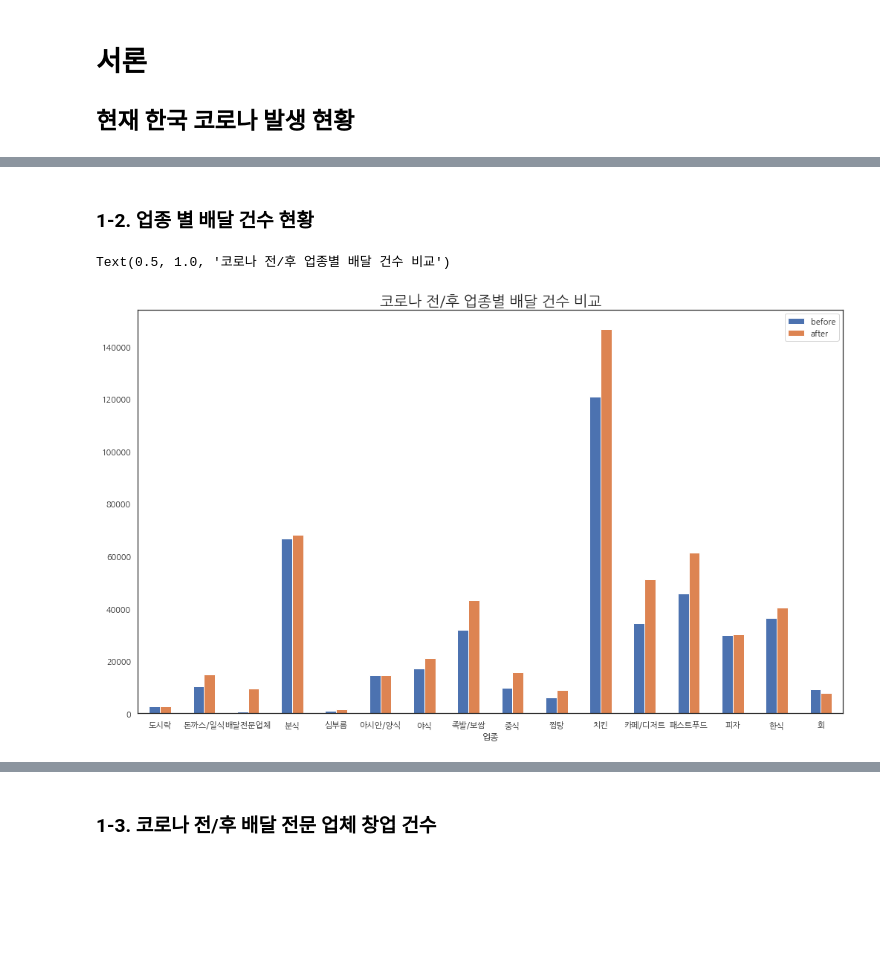
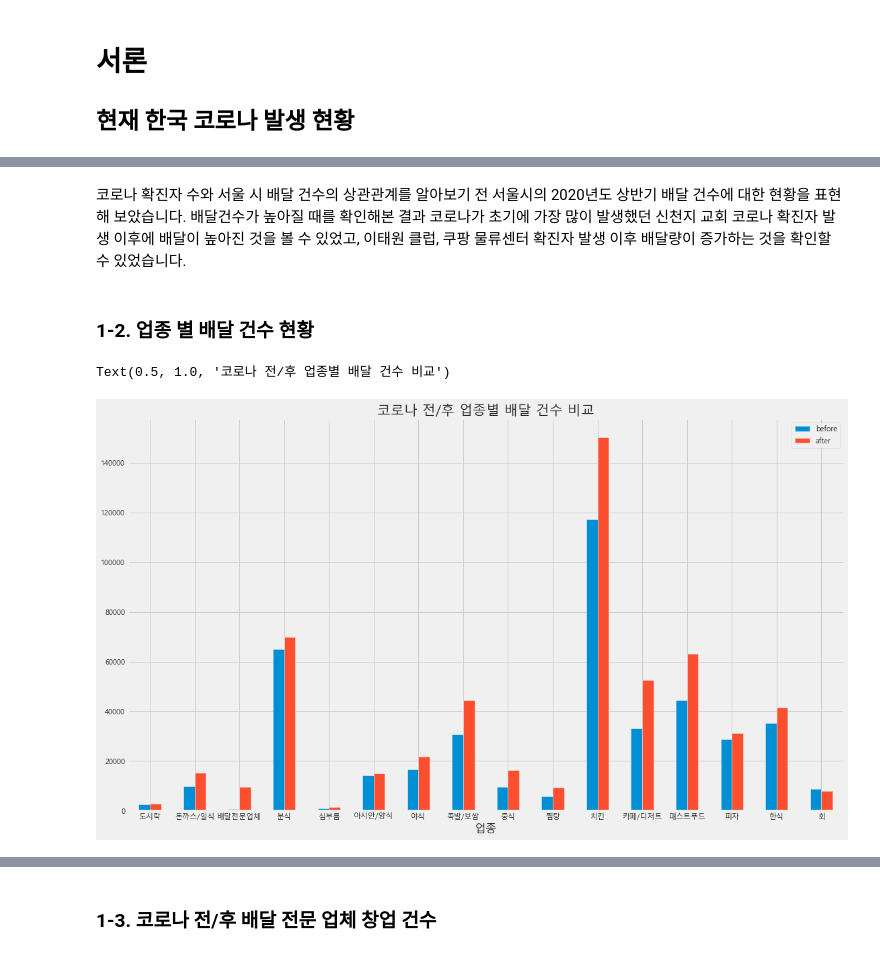
Before and after one commit to wonjun1995/KT_bigdata_platform_BI_challenge, a Jupyter notebook: visualization.ipynb, the cells around one changed output, grey strips where cells are left out. Saved outputs shown, nothing was run; the diff lists cells and outputs as text; code cells hidden in the pictures; blank space fills up the shorter version.

```diff
--- a/visualization.ipynb
+++ b/visualization.ipynb
@@ -43,10 +35,10 @@ import matplotlib.pyplot as plt
 import matplotlib.font_manager as fm
 from matplotlib.pyplot import *
 
-plt.rc('font', family='NanumGothic')
-mpl.rc('font', family='NanumGothic')
-
-%matplotlib inline
+#plt.rc('font', family='Malgun Gothic')
+#mpl.rc('font', family='Malgun Gothic')
+plt.rcParams["font.family"] = 'Malgun Gothic'
+matplotlib.style.use('fivethirtyeight')
 # %%
 # 코로나 감염 현황(전국) 및 정책 데이터 불러오기
 corona = pd.read_csv('./covid_19_dataset/PatientInfo.csv')
@@ -138,16 +120,0 @@ plt.show()
-# %%
-# 서울시 배달 매출액 현황
-goods_amount_sum = pd.DataFrame(dlvr_call.groupby('PROCESS_DT')[['GOODS_AMOUNT']].sum().to_records())
-fig, ax = plt.subplots(figsize = (12,8))
-x2 = goods_amount_sum.PROCESS_DT
-y2 = goods_amount_sum.GOODS_AMOUNT
-sns.set_style('white')
-ax.plot(x2,y2, label = 'Sales', color = 'blue', marker = '.')
-
-ax.set_xticks(ax.get_xticks()[::10])
-plt.xticks(rotation = 30)
-plt.suptitle("COIVD-19 in Sales", size = 16, ha = 'right')
-plt.ylabel('Sum')
-plt.legend()
-sns.despine(top = True, bottom = True)
-plt.show()
@@ -155,0 +121,10 @@ plt.show()
+# %%
+dlvr_call['M_DATE'] = pd.to_datetime(dlvr_call['PROCESS_DT'],format="%Y-%m")
+dlvr_call.set_index('M_DATE',inplace=True)
+
+# 배달 완료된 주문만 사용
+#dlvr_completed = dlvr_call["DLVR_REQUST_STTUS_VALUE"] == 1
+M_dlvr_call_cnt = dlvr_call.groupby(by=[dlvr_call.index.year, dlvr_call.index.month])[['GOODS_AMOUNT']].count()
+
+#plot.title("격상 단계에 따른 월별 배달 건수 현황", size = 16, ha = 'right')
+M_dlvr_call_cnt.plot(use_index = True, y = ["GOODS_AMOUNT"], figsize = (20, 10),title="월별 배달 건수 현황",fontsize=15)
@@ -156,21 +151,23 @@ plt.show()
+# %% [markdown]
+코로나 확진자 수와 서울 시 배달 건수의 상관관계를 알아보기 전 서울시의 2020년도 상반기 배달 건수에 대한 현황을 표현해 보았습니다. 배달건수가 높아질 때를 확인해본 결과 코로나가 초기에 가장 많이 발생했던 신천지 교회 코로나 확진자 발생 이후에 배달이 높아진 것을 볼 수 있었고, 이태원 클럽, 쿠팡 물류센터 확진자 발생 이후 배달량이 증가하는 것을 확인할 수 있었습니다.
 # %% [markdown]
 ### 1-2. 업종 별 배달 건수 현황
 # %%
 dlvr_call['PROCESS_DT'] = pd.to_datetime(dlvr_call['PROCESS_DT'])
 #코로나 전/후
-before = dlvr_call[dlvr_call['PROCESS_DT'] < pd.to_datetime('2020-02-23')]
-after = dlvr_call[dlvr_call['PROCESS_DT'] > pd.to_datetime('2020-02-23')]
+before = dlvr_call[dlvr_call['PROCESS_DT'] < pd.to_datetime('2020-02-21')]
+after = dlvr_call[dlvr_call['PROCESS_DT'] > pd.to_datetime('2020-02-21')]
 
 #코로나 전 후 업종별 배달 건수
 before_induty_count=pd.DataFrame(before.groupby(['DLVR_STORE_INDUTY_NM'])['GOODS_AMOUNT'].count()).reset_index()
 after_induty_count=pd.DataFrame(after.groupby(['DLVR_STORE_INDUTY_NM'])['GOODS_AMOUNT'].count()).reset_index()
 before_induty_count.columns=['업종','before']
 after_induty_count.columns=['업종','after']
 
 total=before_induty_count.join(after_induty_count.set_index('업종'), on= '업종')
 #시각화
 total.plot(kind='bar',x='업종',rot=0,figsize=(17,10))
 plt.title("코로나 전/후 업종별 배달 건수 비교",fontsize=20)
 # %% [output]
 Text(0.5, 1.0, '코로나 전/후 업종별 배달 건수 비교')
-[figure, old version]
+[figure, new version]
```
Also changed, not shown: parts of 20 cells of this notebook, 2 other files.
